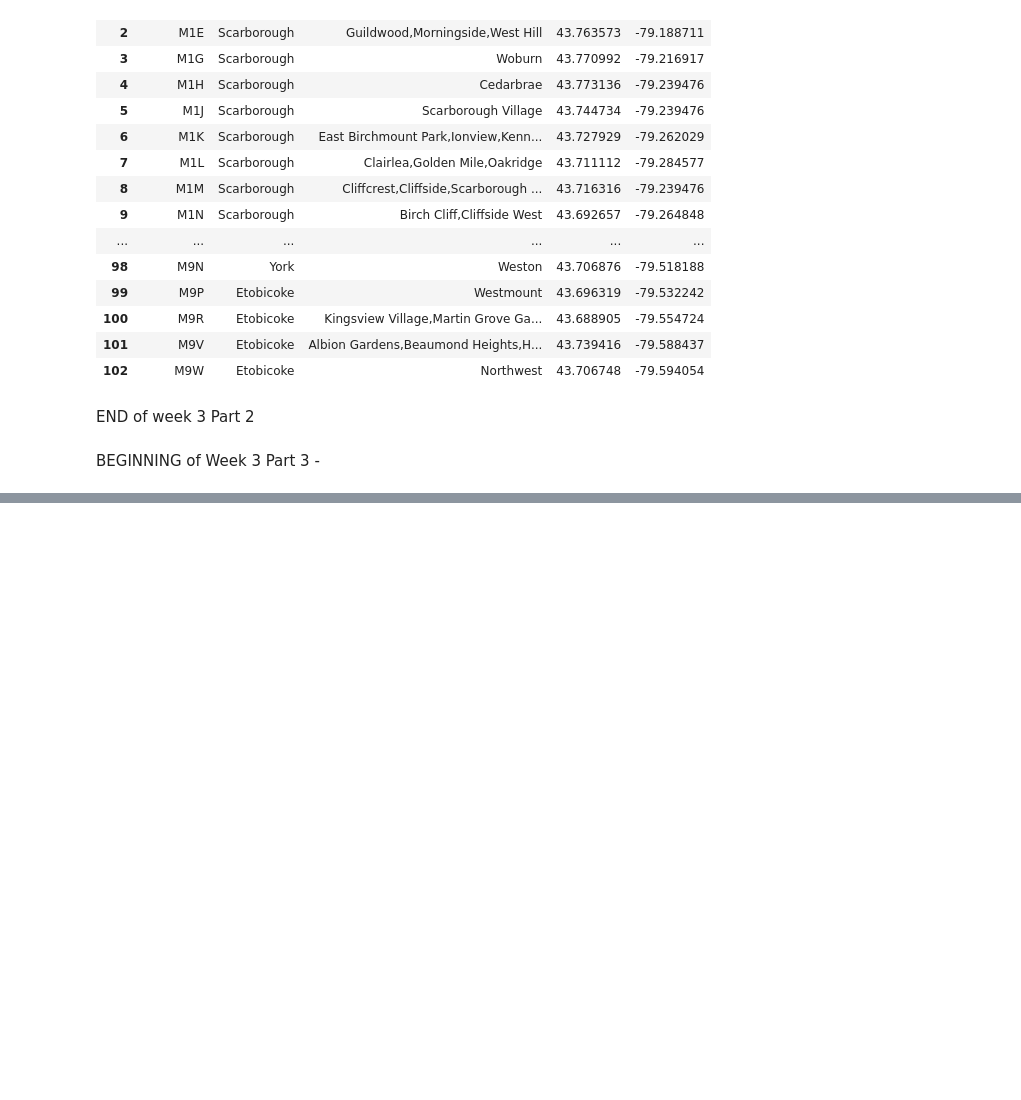
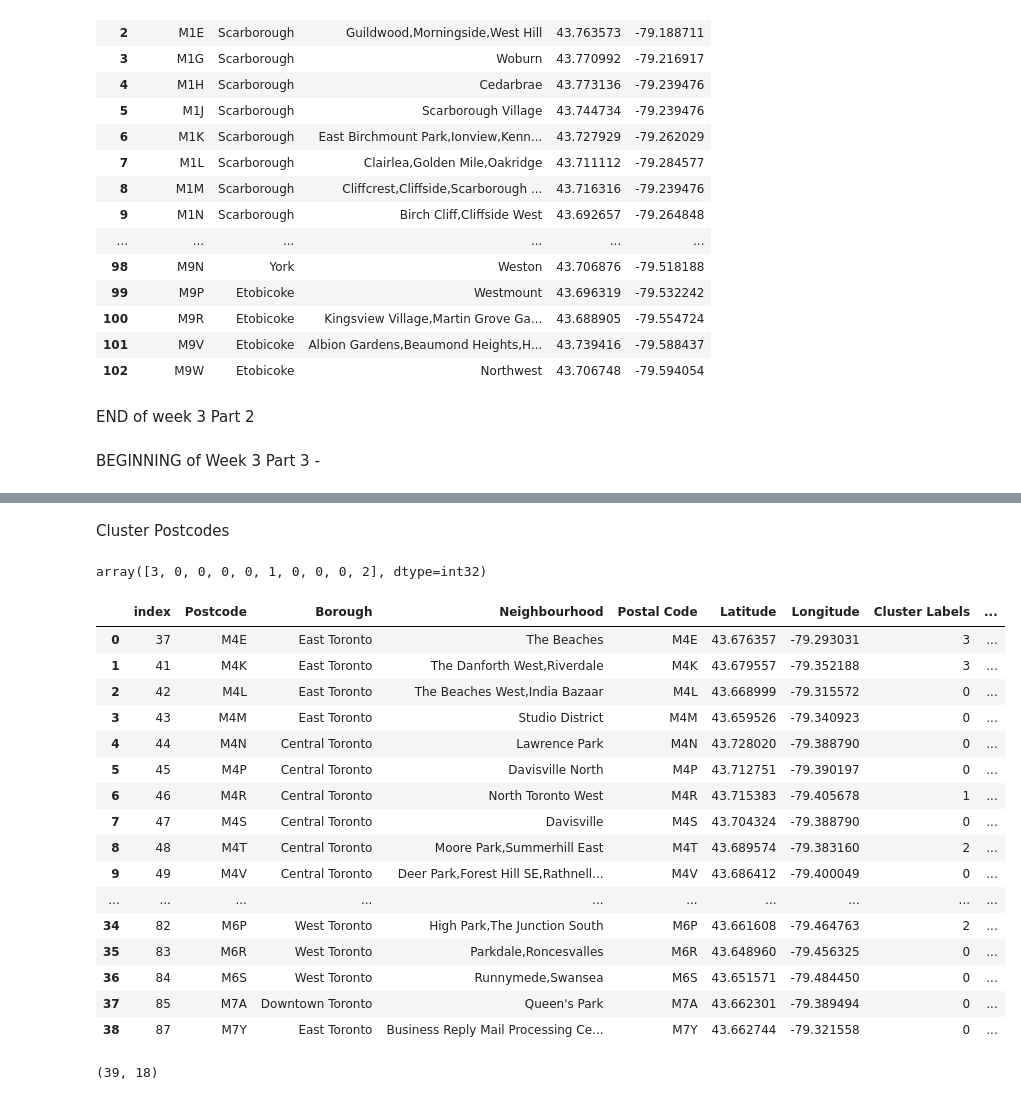
Before and after one commit to SvenVieh/Coursera---Capstone, a Jupyter notebook: Capstone-Week3.ipynb, the cells around one changed output, grey strips where cells are left out. Saved outputs shown, nothing was run; the diff lists cells and outputs as text; code cells hidden in the pictures; blank space fills up the shorter version.

Commit message:
Published from Watson Studio.

```diff
--- a/Capstone-Week3.ipynb
+++ b/Capstone-Week3.ipynb
@@ -349,0 +367,8 @@ manhattan_venues = getNearbyVenues(names=manhattan_data['Neighborhood'],
+# %%
+LIMIT = 100
+
+toronto_venues = getNearbyVenues(names=df_tor['Postcode'],
+                                 borough=df_tor['Borough'],
+                                   latitudes=df_tor['Latitude'],
+                                   longitudes=df_tor['Longitude']
+                                  )
@@ -372,0 +455,3 @@ manhattan_grouped
+# %%
+toronto_grouped = toronto_onehot.groupby('Postcode').mean().reset_index()
+toronto_grouped
@@ -394,7 +515,7 @@ num_top_venues = 10
 indicators = ['st', 'nd', 'rd']
 
 # create columns according to number of top venues
-columns = ['Neighborhood']
+columns = ['Postcode']
 for ind in np.arange(num_top_venues):
     try:
         columns.append('{}{} Most Common Venue'.format(ind+1, indicators[ind]))
@@ -402,10 +523,10 @@ for ind in np.arange(num_top_venues):
         columns.append('{}th Most Common Venue'.format(ind+1))
 
 # create a new dataframe
-neighborhoods_venues_sorted = pd.DataFrame(columns=columns)
-neighborhoods_venues_sorted['Neighborhood'] = manhattan_grouped['Neighborhood']
+Postcode_venues_sorted = pd.DataFrame(columns=columns)
+Postcode_venues_sorted['Postcode'] = toronto_grouped['Postcode']
 
-for ind in np.arange(manhattan_grouped.shape[0]):
-    neighborhoods_venues_sorted.iloc[ind, 1:] = return_most_common_venues(manhattan_grouped.iloc[ind, :], num_top_venues)
+for ind in np.arange(toronto_grouped.shape[0]):
+    Postcode_venues_sorted.iloc[ind, 1:] = return_most_common_venues(toronto_grouped.iloc[ind, :], num_top_venues)
 
-neighborhoods_venues_sorted.head()
+Postcode_venues_sorted.head()
@@ -411,0 +540,48 @@ neighborhoods_venues_sorted.head()
+# %% [markdown]
+Cluster Postcodes
+# %%
+# set number of clusters
+kclusters = 5
+
+toronto_grouped_clustering = toronto_grouped.drop('Postcode', 1)
+
+# run k-means clustering
+kmeans = KMeans(n_clusters=kclusters, random_state=0).fit(toronto_grouped_clustering)
+
+# check cluster labels generated for each row in the dataframe
+kmeans.labels_[0:10]
+# %% [output]
+array([3, 0, 0, 0, 0, 1, 0, 0, 0, 2], dtype=int32)
+# %%
+#create a new dataframe that includes the cluster as well as the top 10 venues for each neighborhood
+# add clustering labels
+Postcode_venues_sorted.insert(0, 'Cluster Labels', kmeans.labels_)
+
+toronto_merged = df_tor
+
+# merge toronto_grouped with toronto_data to add latitude/longitude for each neighborhood
+toronto_merged = toronto_merged.join(Postcode_venues_sorted.set_index('Postcode'), on='Postcode')
+
+toronto_merged # check the last columns!
+# %% [output]
+|  | index | Postcode | Borough | Neighbourhood | Postal Code | Latitude | Longitude | Cluster Labels | ... |
+| 0 | 37 | M4E | East Toronto | The Beaches | M4E | 43.676357 | -79.293031 | 3 | ... |
+| 1 | 41 | M4K | East Toronto | The Danforth West,Riverdale | M4K | 43.679557 | -79.352188 | 3 | ... |
+| 2 | 42 | M4L | East Toronto | The Beaches West,India Bazaar | M4L | 43.668999 | -79.315572 | 0 | ... |
+| 3 | 43 | M4M | East Toronto | Studio District | M4M | 43.659526 | -79.340923 | 0 | ... |
+| 4 | 44 | M4N | Central Toronto | Lawrence Park | M4N | 43.728020 | -79.388790 | 0 | ... |
+| 5 | 45 | M4P | Central Toronto | Davisville North | M4P | 43.712751 | -79.390197 | 0 | ... |
+| 6 | 46 | M4R | Central Toronto | North Toronto West | M4R | 43.715383 | -79.405678 | 1 | ... |
+| 7 | 47 | M4S | Central Toronto | Davisville | M4S | 43.704324 | -79.388790 | 0 | ... |
+| 8 | 48 | M4T | Central Toronto | Moore Park,Summerhill East | M4T | 43.689574 | -79.383160 | 2 | ... |
+| 9 | 49 | M4V | Central Toronto | Deer Park,Forest Hill SE,Rathnell... | M4V | 43.686412 | -79.400049 | 0 | ... |
+| ... | ... | ... | ... | ... | ... | ... | ... | ... | ... |
+| 34 | 82 | M6P | West Toronto | High Park,The Junction South | M6P | 43.661608 | -79.464763 | 2 | ... |
+| 35 | 83 | M6R | West Toronto | Parkdale,Roncesvalles | M6R | 43.648960 | -79.456325 | 0 | ... |
+| 36 | 84 | M6S | West Toronto | Runnymede,Swansea | M6S | 43.651571 | -79.484450 | 0 | ... |
+| 37 | 85 | M7A | Downtown Toronto | Queen's Park | M7A | 43.662301 | -79.389494 | 0 | ... |
+| 38 | 87 | M7Y | East Toronto | Business Reply Mail Processing Ce... | M7Y | 43.662744 | -79.321558 | 0 | ... |
+# %%
+print( toronto_merged.shape)
+# %% [output]
+(39, 18)
```
Also changed, not shown: parts of 34 cells of this notebook.
